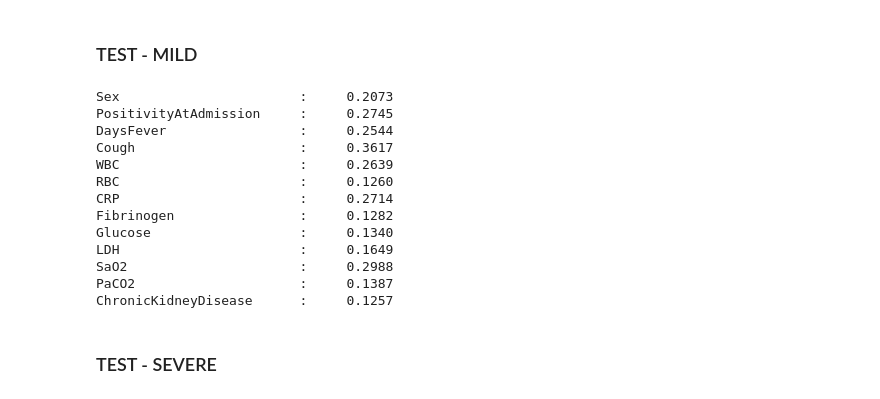
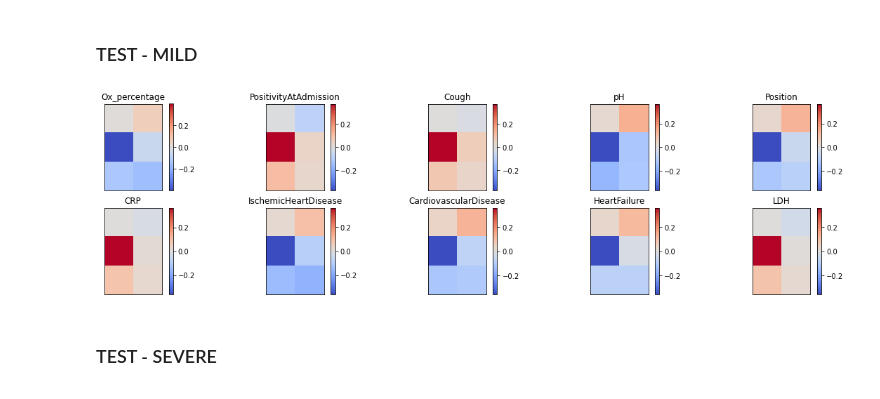
Before and after one commit to csabaiBio/ai4covid, a Jupyter notebook: notebooks/attention_maps_brixia_correlate.ipynb, the cells around one changed output. Drawn from its saved outputs; the diff is of its cells as text; code cells hidden in the pictures.

Commit message:
correlation studies

```diff
--- a/notebooks/attention_maps_brixia_correlate.ipynb
+++ b/notebooks/attention_maps_brixia_correlate.ipynb
@@ -189,21 +246,9 @@ def correlation_study(arr, brixia, cols, threshold=0.0):
 # %% [markdown]
 ### TEST - MILD
 # %%
-correlation_study(test_mean_mild_map, test_mean_mild_brixia_scores, cols, 0.1)
+correlation_study(test_mean_mild_map, test_mean_mild_brixia_scores, cols, 0.3)
 # %% [output]
-Sex                       :     0.2073
-PositivityAtAdmission     :     0.2745
-DaysFever                 :     0.2544
-Cough                     :     0.3617
-WBC                       :     0.2639
-RBC                       :     0.1260
-CRP                       :     0.2714
-Fibrinogen                :     0.1282
-Glucose                   :     0.1340
-LDH                       :     0.1649
-SaO2                      :     0.2988
-PaCO2                     :     0.1387
-ChronicKidneyDisease      :     0.1257
+[figure, added]
 # %% [markdown]
 ### TEST - SEVERE
 # %%
```
Also changed, not shown: parts of 11 cells of this notebook, 3 other files.
